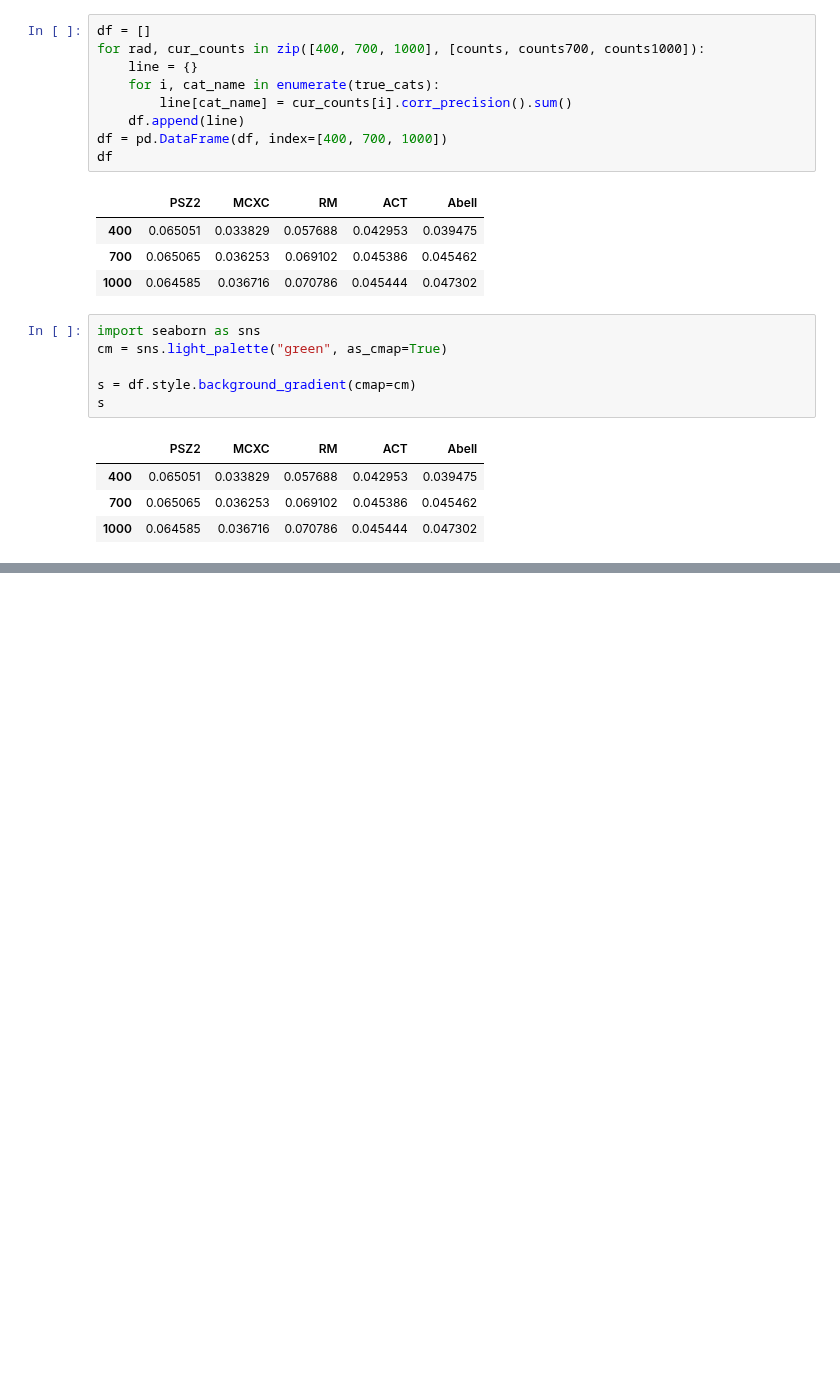
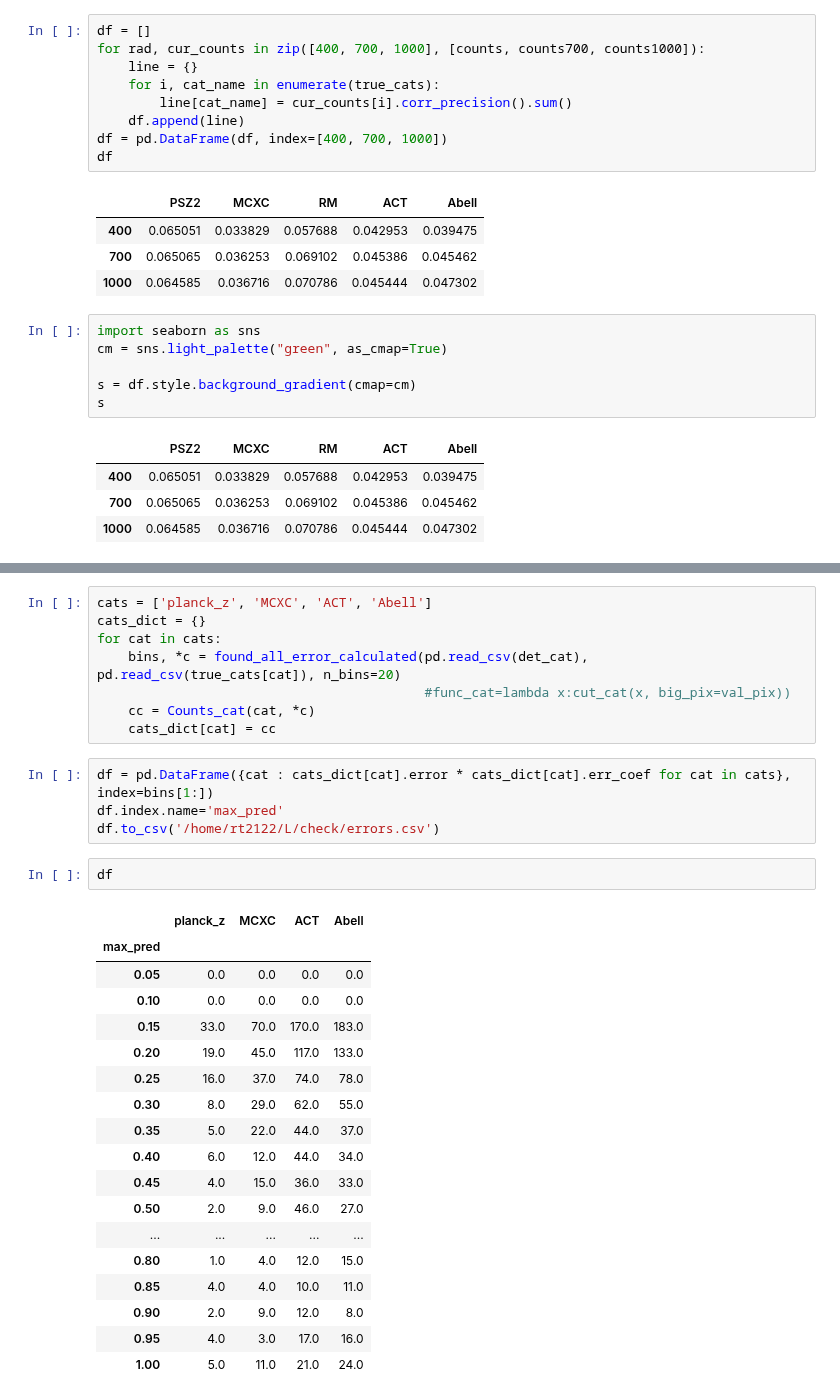
Before and after one commit to rt2122/data-segmentation-2, a Jupyter notebook: visualizations/red_blue.ipynb, the cells around one changed output, grey strips where cells are left out. Cells and saved outputs as stored; diff of their text form; blank space fills up the shorter version.

```diff
--- a/visualizations/red_blue.ipynb
+++ b/visualizations/red_blue.ipynb
@@ -180,0 +193,33 @@ s
+# %%
+cats = ['planck_z', 'MCXC', 'ACT', 'Abell']
+cats_dict = {}
+for cat in cats:
+    bins, *c = found_all_error_calculated(pd.read_csv(det_cat), pd.read_csv(true_cats[cat]), n_bins=20)
+                                          #func_cat=lambda x:cut_cat(x, big_pix=val_pix))
+    cc = Counts_cat(cat, *c)
+    cats_dict[cat] = cc
+# %%
+df = pd.DataFrame({cat : cats_dict[cat].error * cats_dict[cat].err_coef for cat in cats}, index=bins[1:])
+df.index.name='max_pred'
+df.to_csv('/home/rt2122/L/check/errors.csv')
+# %%
+df
+# %% [output]
+|  | planck_z | MCXC | ACT | Abell |
+| max_pred |  |  |  |  |
+| 0.05 | 0.0 | 0.0 | 0.0 | 0.0 |
+| 0.10 | 0.0 | 0.0 | 0.0 | 0.0 |
+| 0.15 | 33.0 | 70.0 | 170.0 | 183.0 |
+| 0.20 | 19.0 | 45.0 | 117.0 | 133.0 |
+| 0.25 | 16.0 | 37.0 | 74.0 | 78.0 |
+| 0.30 | 8.0 | 29.0 | 62.0 | 55.0 |
+| 0.35 | 5.0 | 22.0 | 44.0 | 37.0 |
+| 0.40 | 6.0 | 12.0 | 44.0 | 34.0 |
+| 0.45 | 4.0 | 15.0 | 36.0 | 33.0 |
+| 0.50 | 2.0 | 9.0 | 46.0 | 27.0 |
+| ... | ... | ... | ... | ... |
+| 0.80 | 1.0 | 4.0 | 12.0 | 15.0 |
+| 0.85 | 4.0 | 4.0 | 10.0 | 11.0 |
+| 0.90 | 2.0 | 9.0 | 12.0 | 8.0 |
+| 0.95 | 4.0 | 3.0 | 17.0 | 16.0 |
+| 1.00 | 5.0 | 11.0 | 21.0 | 24.0 |
```
Also changed, not shown: parts of 5 cells of this notebook, 1 other file.
